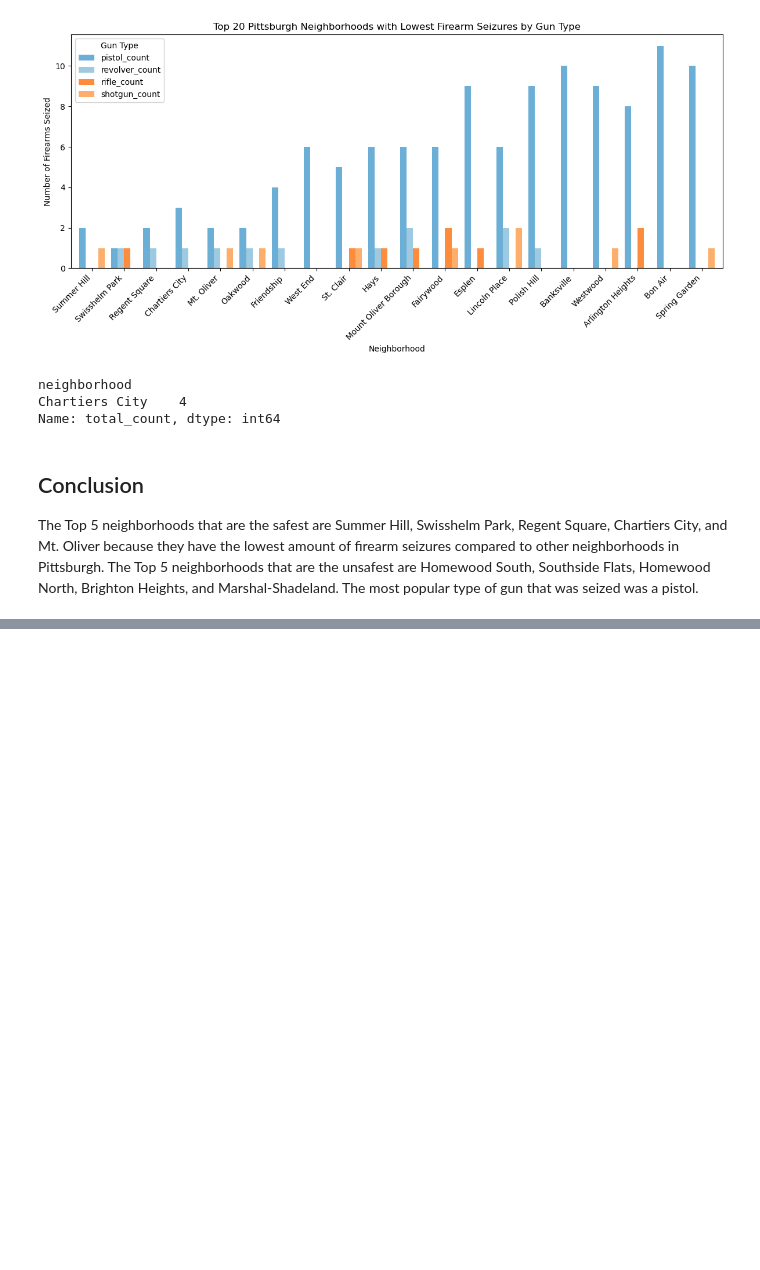
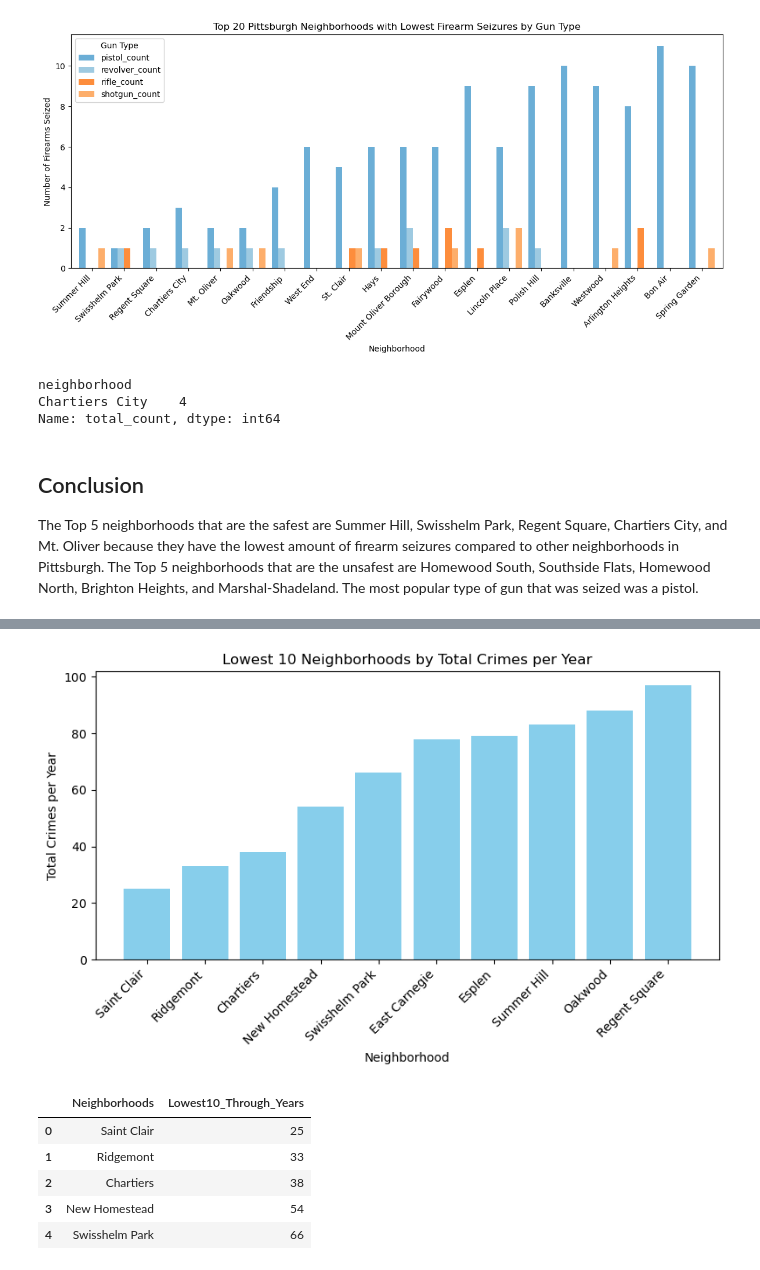
Before and after one commit to ajmitchell07/Final-Project-Best-Pittsburgh-Neighborhood-, a Jupyter notebook: Final-Notebook.ipynb, the cells around one changed output, grey strips where cells are left out. Cells and saved outputs as stored; diff of their text form; code cells hidden in the pictures; blank space fills up the shorter version.

```diff
--- a/Final-Notebook.ipynb
+++ b/Final-Notebook.ipynb
@@ -241,0 +374,26 @@ The Top 5 neighborhoods that are the safest are Summer Hill, Swisshelm Park, Reg
+# %%
+lowest10_yearly = data.nsmallest(10, "Total_Crime_Years")[["Neighborhood", "Total_Crime_Years"]]
+
+lowest10year = pd.DataFrame({
+    "Neighborhoods": lowest10_yearly["Neighborhood"].values,
+    "Lowest10_Through_Years": lowest10_yearly["Total_Crime_Years"].values
+                          })
+
+plt.figure(figsize=(8, 5))
+plt.bar(lowest10year["Neighborhoods"], lowest10year["Lowest10_Through_Years"], color="skyblue")
+plt.title("Lowest 10 Neighborhoods by Total Crimes per Year")
+plt.xlabel("Neighborhood")
+plt.ylabel("Total Crimes per Year")
+plt.xticks(rotation=45, ha='right')
+plt.tight_layout()
+plt.show()
+
+lowest10year.head()
+# %% [output]
+[figure, added]
+|  | Neighborhoods | Lowest10_Through_Years |
+| 0 | Saint Clair | 25 |
+| 1 | Ridgemont | 33 |
+| 2 | Chartiers | 38 |
+| 3 | New Homestead | 54 |
+| 4 | Swisshelm Park | 66 |
```
Also changed, not shown: parts of 6 cells of this notebook, 1 other file.
